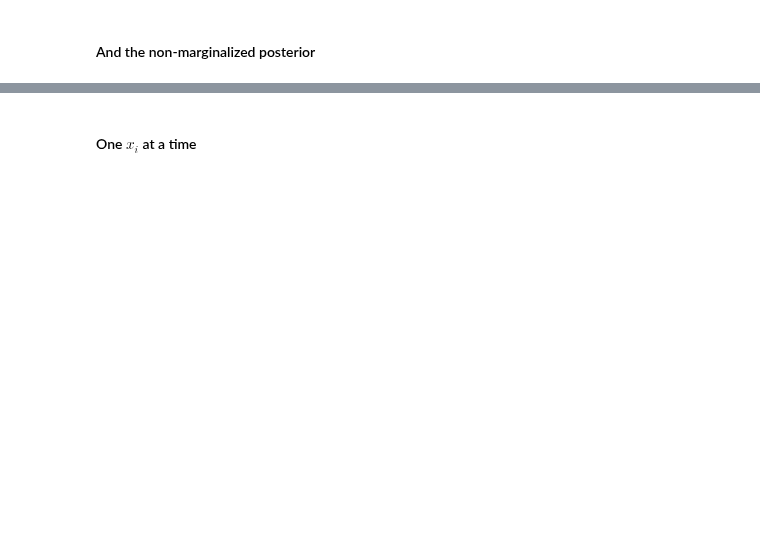
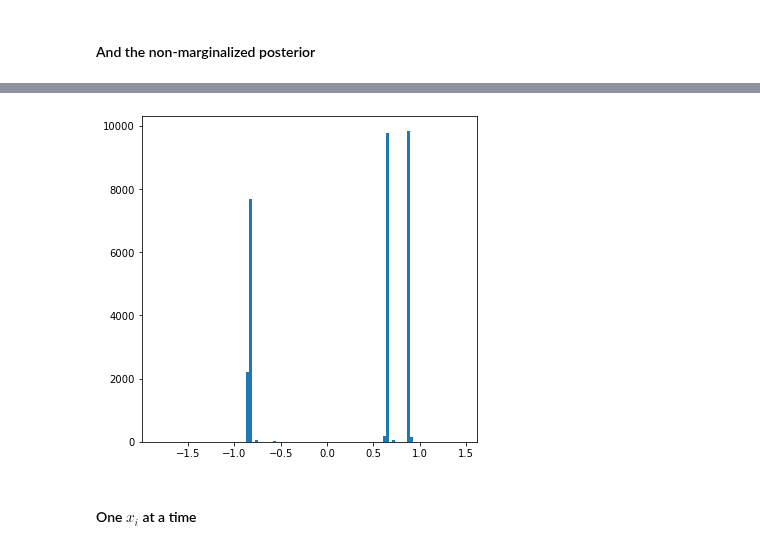
Before and after one commit to bogdantoader/simplecryoem, a Jupyter notebook: nb/Dirichlet.ipynb, the cells around one changed output, grey strips where cells are left out. Saved outputs shown, nothing was run; the diff lists cells and outputs as text; code cells hidden in the pictures; blank space fills up the shorter version.

```diff
--- a/nb/Dirichlet.ipynb
+++ b/nb/Dirichlet.ipynb
@@ -306,3 +313,9 @@ x_true = [-0.62295336  1.115157   -1.7955936  -1.7312781   0.02410522 -1.5064275
+# %%
+nbins=100
+counts, bins = np.histogram(x_samples[:,:], bins=nbins)
+_ = plt.hist(bins[:-1], bins, weights=counts)
+# %% [output]
+[figure, added]
 # %% [markdown]
 #### One $x_i$ at a time
 # %%
```
Also changed, not shown: parts of 28 cells of this notebook.
